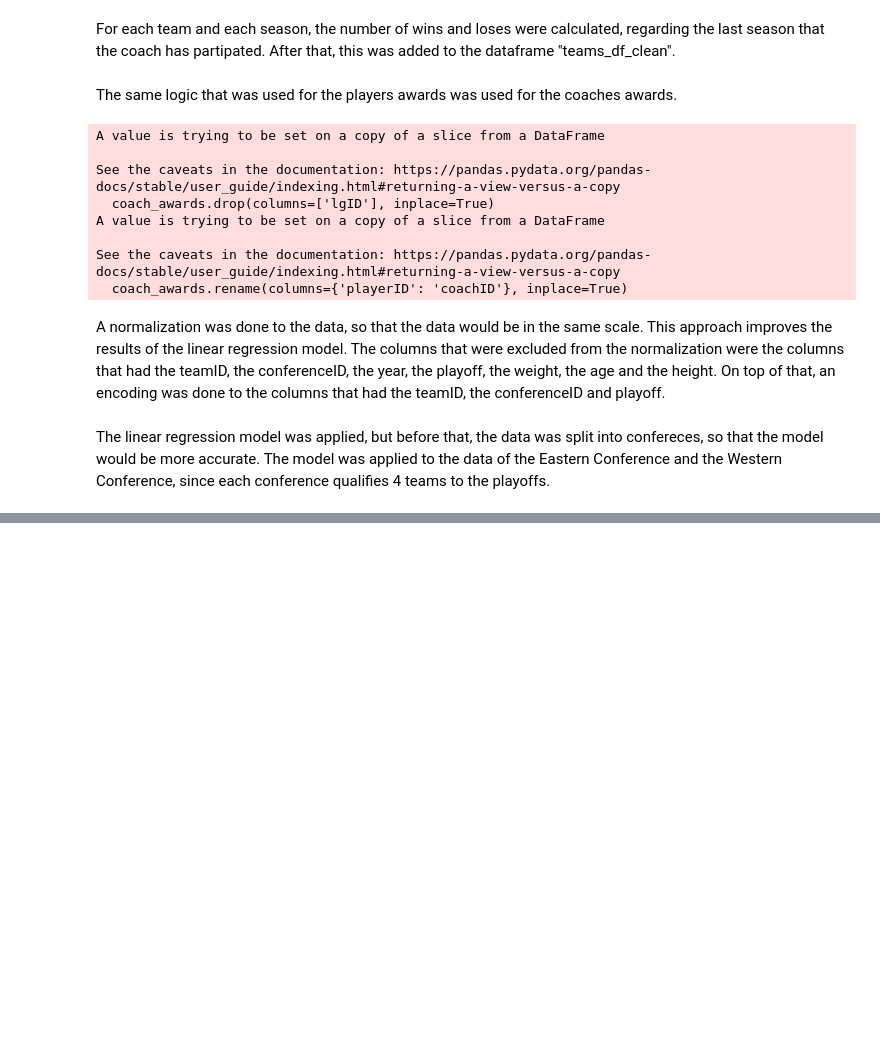
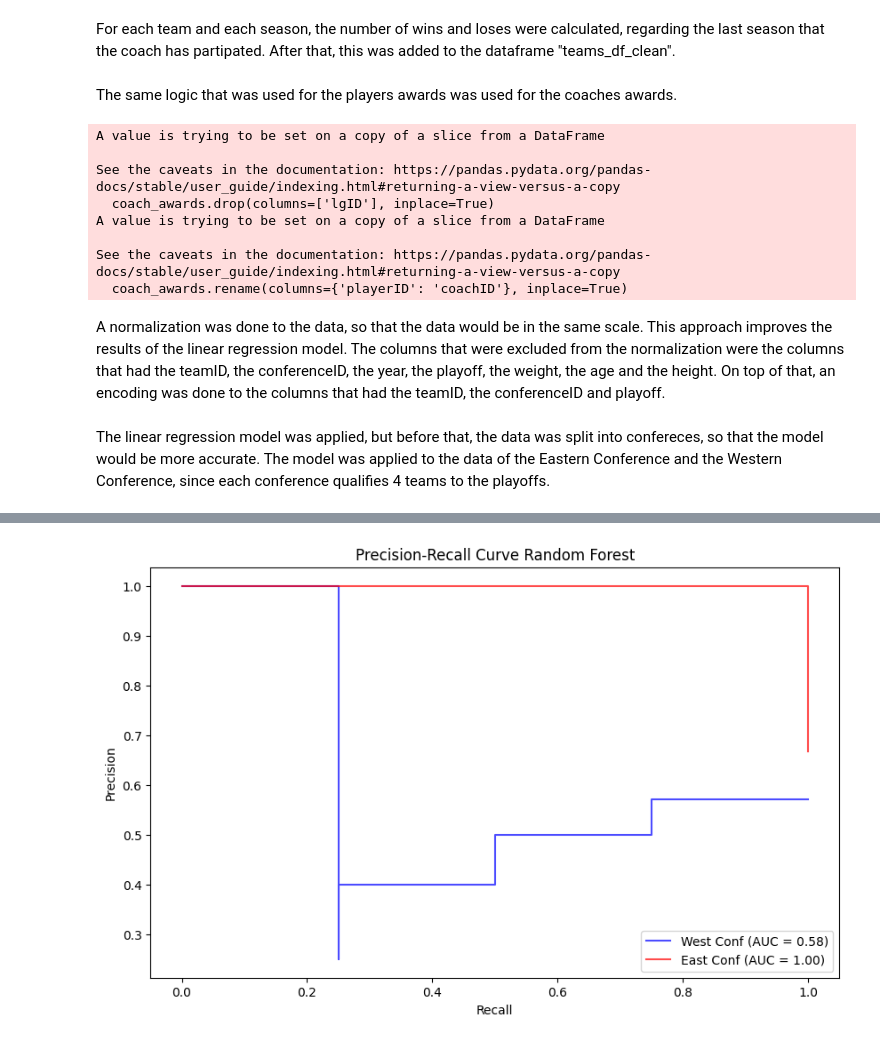
Before and after one commit to Hugo7gomes/FEUP_AC, a Jupyter notebook: firstApproach.ipynb, the cells around one changed output, grey strips where cells are left out. Saved outputs shown, nothing was run; the diff lists cells and outputs as text; code cells hidden in the pictures; blank space fills up the shorter version.

```diff
--- a/firstApproach.ipynb
+++ b/firstApproach.ipynb
@@ -680,6 +770,8 @@ grid_search_E = GridSearchCV(rf_classifier, param_grid, cv=5, scoring='accuracy'
 grid_search_W.fit(X_train_W, y_train_W)
 grid_search_E.fit(X_train_E, y_train_E)
 
+print(grid_search_W.best_params_)
+print(grid_search_E.best_params_)
 
 best_params_W = grid_search_W.best_params_
 best_model_W = grid_search_W.best_estimator_
@@ -689,26 +781,91 @@ best_model_E = grid_search_E.best_estimator_
 best_model_W.fit(X_train_W, y_train_W)
 best_model_E.fit(X_train_E, y_train_E)
 
+
 y_probabilities_W = best_model_W.predict_proba(X_test_W)[:, 1]
 y_probabilities_E = best_model_E.predict_proba(X_test_E)[:, 1]
 
-# Calculate AUC
-auc_score_W = roc_auc_score(y_test_W, y_probabilities_W)
-auc_score_E = roc_auc_score(y_test_E, y_probabilities_E)
 
-predictions_W = best_model_W.predict(X_test_W)
-predictions_E = best_model_E.predict(X_test_E)
+predictions_W = best_model_W.predict(X_test_normalize_W)
+predictions_E = best_model_E.predict(X_test_normalize_E)
 
 
-accuracy_W = accuracy_score(y_test_W, predictions_W)
-classification_rep_W = classification_report(y_test_W, predictions_W)
-print(f'Accuracy: {accuracy_W:.2f}')
-print(f'AUC: {auc_score_W:.2f}')
+top_4_indices_W = np.argsort(y_probabilities_W)[-4:]
+limited_predictions_W = np.zeros_like(predictions_W)
+limited_predictions_W[top_4_indices_W] = 1
+
+top_4_indices_E = np.argsort(y_probabilities_E)[-4:]
+limited_predictions_E = np.zeros_like(predictions_E)
+limited_predictions_E[top_4_indices_E] = 1
+
+results_df_W = pd.DataFrame({
+    'ConfID': testing_set_normalize_W['confID'].tolist(),
+    'Probabilities': y_probabilities_W,
+    'Predicted': limited_predictions_W,
+    'Actual': y_test_normalize_W.tolist(),
+    'tmID': testing_set_normalize_W['tmID'].tolist()
+})
+
+results_df_E = pd.DataFrame({
+    'ConfID': testing_set_normalize_E['confID'].tolist(),
+    'Probabilities': y_probabilities_E,
+    'Predicted': limited_predictions_E,
+    'Actual': y_test_normalize_E.tolist(),
+    'tmID': testing_set_normalize_E['tmID'].tolist()
+})
+
+# Concatenate the DataFrames
+results_df = pd.concat([results_df_W, results_df_E], ignore_index=True)
+
+results_df['tmID'] = le.inverse_transform(results_df['tmID'])
+
+accuracy_W = accuracy_score(y_test_normalize_W, predictions_W)
+classification_rep_W = classification_report(y_test_normalize_W, predictions_W)
+print(f'Accuracy_W: {accuracy_W:.2f}')
 print(classification_rep_W)
 
-accuracy_E = accuracy_score(y_test_E, predictions_E)
-classification_rep_E = classification_report(y_test_E, predictions_E)
-print(f'Accuracy: {accuracy_E:.2f}')
-print(f'AUC: {auc_score_E:.2f}')
+accuracy_E = accuracy_score(y_test_normalize_E, predictions_E)
+classification_rep_E = classification_report(y_test_normalize_E, predictions_E)
+print(f'Accuracy_E: {accuracy_E:.2f}')
 print(classification_rep_E)
+
+
+# Compute precision-recall curve and area the curve
+precision_W, recall_W, _ = precision_recall_curve(y_test_W, y_probabilities_W)
+precision_E, recall_E, _ = precision_recall_curve(y_test_E, y_probabilities_E)
+
+# Compute area under the curve
+area_under_curve_W = auc(recall_W, precision_W)
+area_under_curve_E = auc(recall_E, precision_E)
+
+# Plot precision-recall curve
+plt.figure(figsize=(10, 6))
+plt.step(recall_W, precision_W, color='b', alpha=0.7, where='post', label=f'West Conf (AUC = {area_under_curve_W:.2f})')
+plt.step(recall_E, precision_E, color='r', alpha=0.7, where='post', label=f'East Conf (AUC = {area_under_curve_E:.2f})')
+
+plt.xlabel('Recall')
+plt.ylabel('Precision')
+plt.title('Precision-Recall Curve Random Forest')
+plt.legend(loc='lower right')
+plt.show()
+
+conf_matrix_W = confusion_matrix(y_test_W, predictions_W)
+conf_matrix_E = confusion_matrix(y_test_E, predictions_E)
+
+# Plot the confusion matrix using seaborn
+sb.heatmap(conf_matrix_W, annot=True, fmt='d', cmap='Blues', cbar=False,
+            xticklabels=['Predicted Negative', 'Predicted Positive'],
+            yticklabels=['Actual Negative', 'Actual Positive'])
+plt.title('Confusion Matrix Random Forest West Conf')
+plt.xlabel('Predicted')
+plt.ylabel('Actual')
+plt.show()
+
+sb.heatmap(conf_matrix_E, annot=True, fmt='d', cmap='Blues', cbar=False,
+            xticklabels=['Predicted Negative', 'Predicted Positive'],
+            yticklabels=['Actual Negative', 'Actual Positive'])
+plt.title('Confusion Matrix Random Forest East Conf')
+plt.xlabel('Predicted')
+plt.ylabel('Actual')
+plt.show()
 # %% [output]
@@ -715,0 +893 @@ KeyboardInterrupt:
+[figure, added]
```
Also changed, not shown: parts of 9 cells of this notebook, 4 other files.
